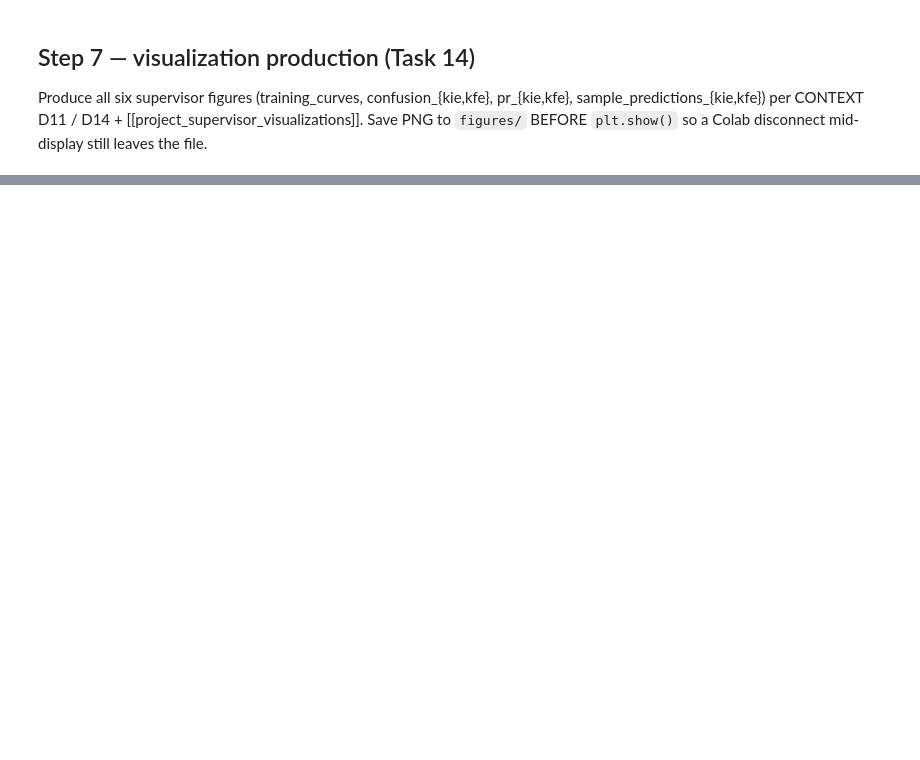
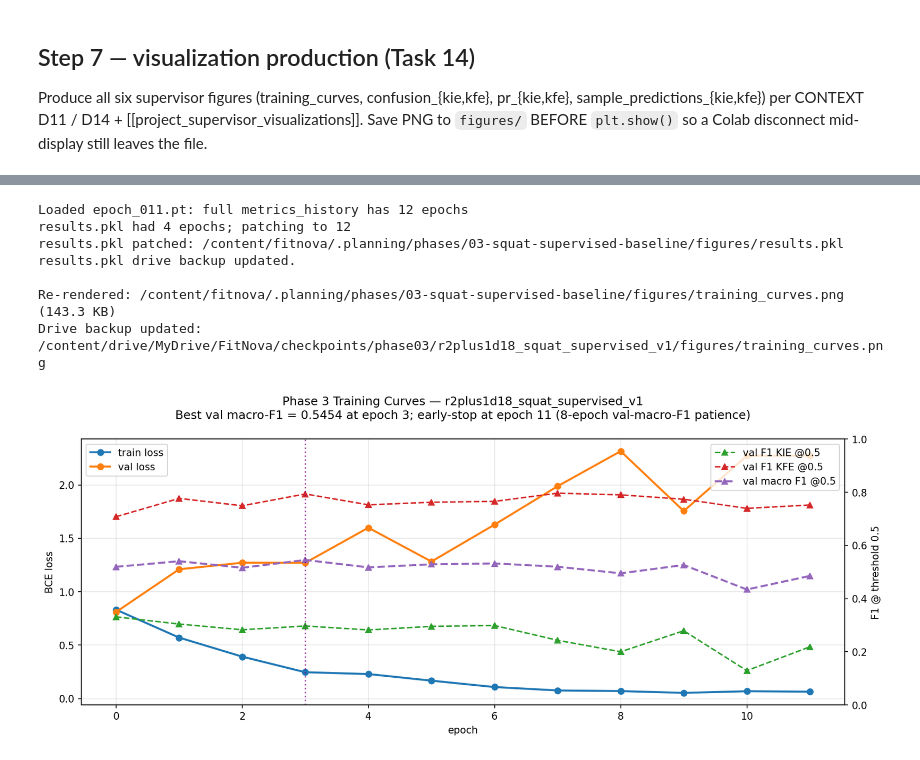
Before and after one commit to Ibrahim-Shahin1/fitnova, a Jupyter notebook: backend/training/aqa/notebooks/03_squat_supervised_baseline.ipynb, the cells around one changed output, grey strips where cells are left out. Saved outputs shown, nothing was run; the diff lists cells and outputs as text; code cells hidden in the pictures; blank space fills up the shorter version.

```diff
--- a/backend/training/aqa/notebooks/03_squat_supervised_baseline.ipynb
+++ b/backend/training/aqa/notebooks/03_squat_supervised_baseline.ipynb
@@ -479,0 +1016,80 @@ pr_{kie,kfe}, sample_predictions_{kie,kfe}) per CONTEXT D11 / D14 +
+# %%
+import os
+import pickle
+from pathlib import Path
+
+import matplotlib.pyplot as plt
+import torch
+
+RUN_NAME = "r2plus1d18_squat_supervised_v1"
+run_dir = os.path.join(MYDRIVE, "FitNova/checkpoints/phase03", RUN_NAME)
+FIG_DIR = Path("/content/fitnova/.planning/phases/03-squat-supervised-baseline/figures")
+RESULTS_PATH = FIG_DIR / "results.pkl"
+
+# Load latest.txt-pointed checkpoint (has full 12-epoch metrics_history)
+with open(os.path.join(run_dir, "latest.txt"), "r", encoding="utf-8") as f:
+    latest_name = f.read().strip()
+latest_payload = torch.load(
+    os.path.join(run_dir, latest_name), map_location="cpu", weights_only=False,
+)
+full_mh = latest_payload["metrics_history"]
+print(f"Loaded {latest_name}: full metrics_history has {len(full_mh)} epochs")
+
+# Patch results.pkl
+with RESULTS_PATH.open("rb") as f:
+    R = pickle.load(f)
+print(f"results.pkl had {len(R['metrics_history'])} epochs; patching to {len(full_mh)}")
+R["metrics_history"] = full_mh
+R["final_epoch"] = latest_payload["epoch"]
+with RESULTS_PATH.open("wb") as f:
+    pickle.dump(R, f)
+print(f"results.pkl patched: {RESULTS_PATH}")
+
+# Drive backup of patched results.pkl
+import shutil
+shutil.copy2(str(RESULTS_PATH), os.path.join(run_dir, "results.pkl"))
+print(f"results.pkl drive backup updated.")
+
+# Re-render training_curves.png with FULL history
+epochs = [e["epoch"] for e in full_mh]
+best_idx = max(range(len(full_mh)), key=lambda i: full_mh[i]["val_macro_f1"])
+best_epoch = epochs[best_idx]
+
+fig, ax1 = plt.subplots(figsize=(12, 5), dpi=150)
+ax1.plot(epochs, [e["train_loss_mean"] for e in full_mh], "-o", color="tab:blue", label="train loss", linewidth=2)
+ax1.plot(epochs, [e["val_loss_mean"] for e in full_mh], "-o", color="tab:orange", label="val loss", linewidth=2)
+ax1.set_xlabel("epoch"); ax1.set_ylabel("BCE loss")
+ax1.grid(alpha=0.3); ax1.legend(loc="upper left")
+ax2 = ax1.twinx()
+ax2.plot(epochs, [e["val_f1_kie"] for e in full_mh], "--^", color="tab:green", label="val F1 KIE @0.5")
+ax2.plot(epochs, [e["val_f1_kfe"] for e in full_mh], "--^", color="tab:red", label="val F1 KFE @0.5")
+ax2.plot(epochs, [e["val_macro_f1"] for e in full_mh], "--^", color="tab:purple", label="val macro F1 @0.5", linewidth=2)
+ax2.axvline(x=best_epoch, color="purple", linestyle=":", alpha=0.7)
+ax2.set_ylabel("F1 @ threshold 0.5"); ax2.set_ylim(0, 1); ax2.legend(loc="upper right")
+fig.suptitle(
+    f"Phase 3 Training Curves — {RUN_NAME}\n"
+    f"Best val macro-F1 = {full_mh[best_idx]['val_macro_f1']:.4f} at epoch {best_epoch}; "
+    f"early-stop at epoch {epochs[-1]} (8-epoch val-macro-F1 patience)"
+)
+fig.tight_layout()
+
+out = FIG_DIR / "training_curves.png"
+fig.savefig(out, dpi=150, bbox_inches="tight")
+print(f"\nRe-rendered: {out}  ({out.stat().st_size / 1024:.1f} KB)")
+
+# Drive backup the corrected figure
+drive_fig_dir = os.path.join(run_dir, "figures")
+shutil.copy2(str(out), os.path.join(drive_fig_dir, "training_curves.png"))
+print(f"Drive backup updated: {drive_fig_dir}/training_curves.png")
+
+plt.show()
+plt.close(fig)
+# %% [output]
+Loaded epoch_011.pt: full metrics_history has 12 epochs
+results.pkl had 4 epochs; patching to 12
+results.pkl patched: /content/fitnova/.planning/phases/03-squat-supervised-baseline/figures/results.pkl
+results.pkl drive backup updated.
+
+Re-rendered: /content/fitnova/.planning/phases/03-squat-supervised-baseline/figures/training_curves.png  (143.3 KB)
+Drive backup updated: /content/drive/MyDrive/FitNova/checkpoints/phase03/r2plus1d18_squat_supervised_v1/figures/training_curves.png
+[figure, added]
```
Also changed, not shown: parts of 12 cells of this notebook.
